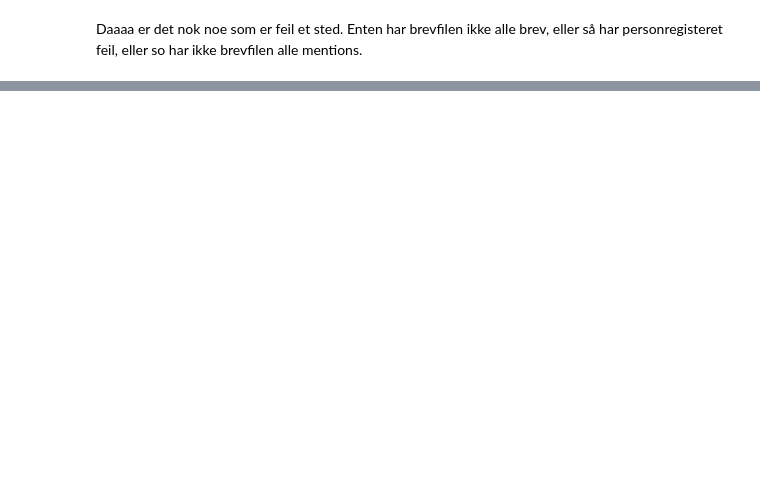
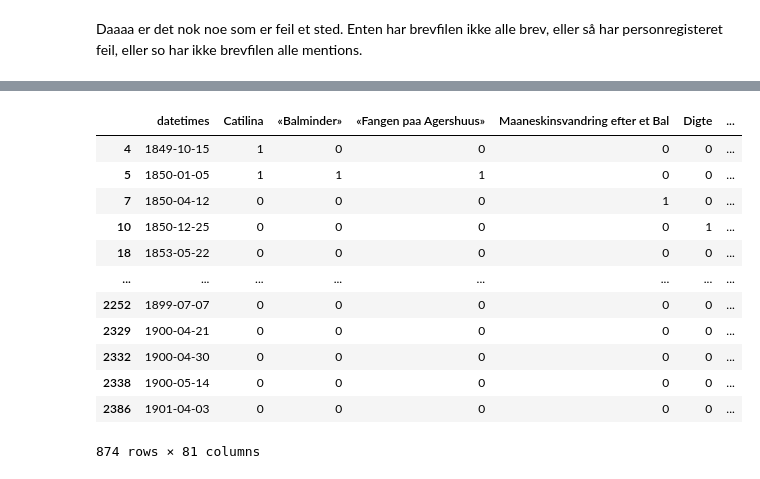
Before and after one commit to Loke-git/INR, a Jupyter notebook: INR.ipynb, the cells around one changed output, grey strips where cells are left out. Drawn from its saved outputs; the diff is of its cells as text; code cells hidden in the pictures; blank space fills up the shorter version.

```diff
--- a/INR.ipynb
+++ b/INR.ipynb
@@ -553,0 +535,49 @@ export_png(column(p, d), filename="ByYear.png")
+# %%
+df2 = brev.copy()
+dfX = df2.copy()
+times = []
+works = []
+verksliste = []
+amounts = []
+#dfX = dfX.set_index('datetimes',drop=False)
+
+#raise KeyboardInterrupt
+i=0
+for work in dfX['mentionWork']:
+    if work == 0: # hvis work er null, dropp raden
+        dfX.drop(i,axis=0,inplace=True)
+    else: # hvis ikke, splitt raden for å opprette verksliste
+        x = work.split(", ")
+        for item in x: # lag
+            if item not in verksliste:
+                verksliste.append(item)
+    i+=1
+for verk in verksliste:
+    dfX[verk] = 0 # You'll get a column of all 5s
+dfX.drop(['senderID', 'sender', 'mentionIDs', 'mentions', 'mentionORGID', 'mentionORG', 'recipientID', 'recipient', 'date',
+       'dispatch', 'dispatchabbr', 'geonameID', 'toponymName','country', 'lat', 'lon', 'address', 'location',
+       'locationabbr', 'tolat', 'tolon', 'mentionPlaces', 'mentionPlacesabbr','collectiveversionid'],axis=1,inplace=True)
+
+i=0
+for work in dfX['mentionWork']:
+    x = work.split(", ")
+    for item in x:
+        dfX.iloc[i, dfX.columns.get_loc(item)] = 1
+    i+=1
+dfX.drop(['letterID', 'mentionWorkID', 'mentionWork', 'textID',
+       'mentionWorkGenre'],axis=1,inplace=True)
+dfX
+# %% [output]
+|  | datetimes | Catilina | «Balminder» | «Fangen paa Agershuus» | Maaneskinsvandring efter et Bal | Digte | ... |
+| 4 | 1849-10-15 | 1 | 0 | 0 | 0 | 0 | ... |
+| 5 | 1850-01-05 | 1 | 1 | 1 | 0 | 0 | ... |
+| 7 | 1850-04-12 | 0 | 0 | 0 | 1 | 0 | ... |
+| 10 | 1850-12-25 | 0 | 0 | 0 | 0 | 1 | ... |
+| 18 | 1853-05-22 | 0 | 0 | 0 | 0 | 0 | ... |
+| ... | ... | ... | ... | ... | ... | ... | ... |
+| 2252 | 1899-07-07 | 0 | 0 | 0 | 0 | 0 | ... |
+| 2329 | 1900-04-21 | 0 | 0 | 0 | 0 | 0 | ... |
+| 2332 | 1900-04-30 | 0 | 0 | 0 | 0 | 0 | ... |
+| 2338 | 1900-05-14 | 0 | 0 | 0 | 0 | 0 | ... |
+| 2386 | 1901-04-03 | 0 | 0 | 0 | 0 | 0 | ... |
+874 rows × 81 columns
```
Also changed, not shown: parts of 16 cells of this notebook, 3 other files.
